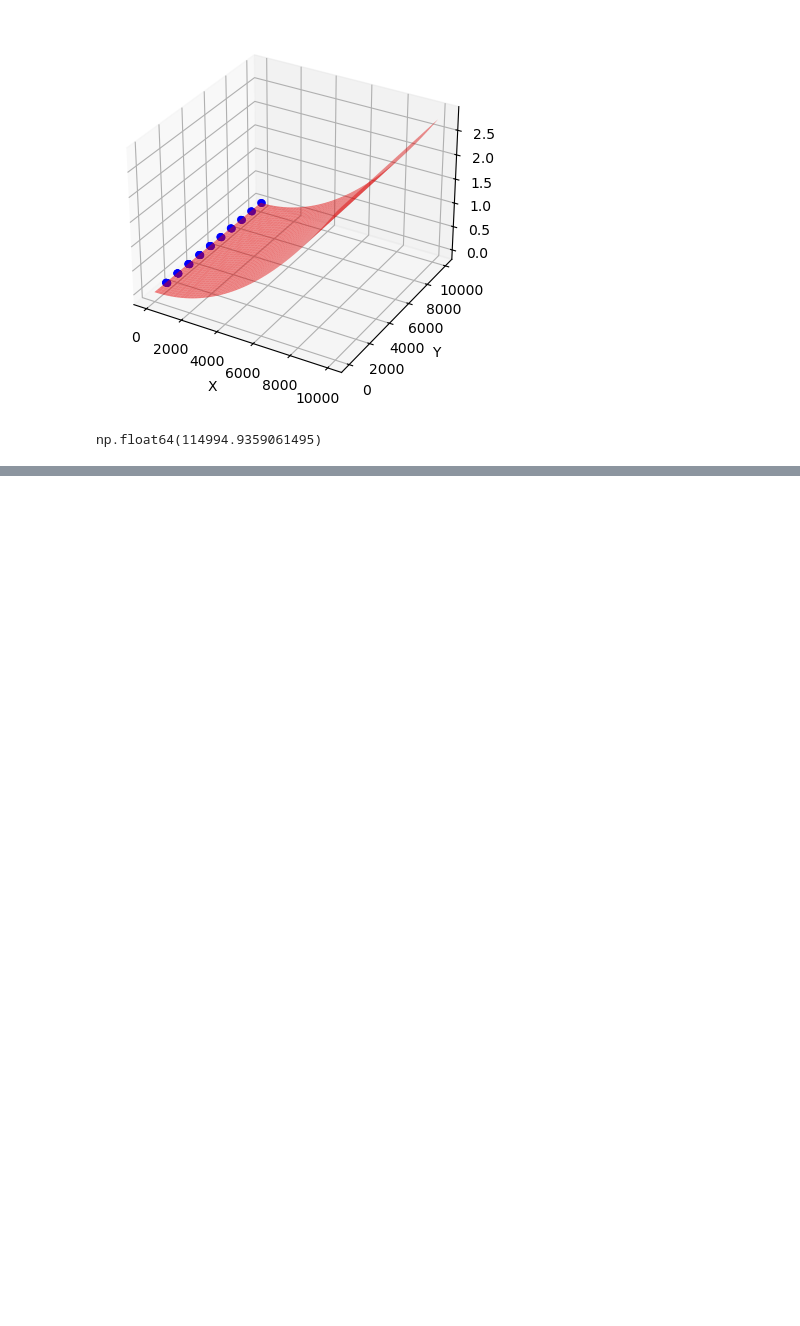
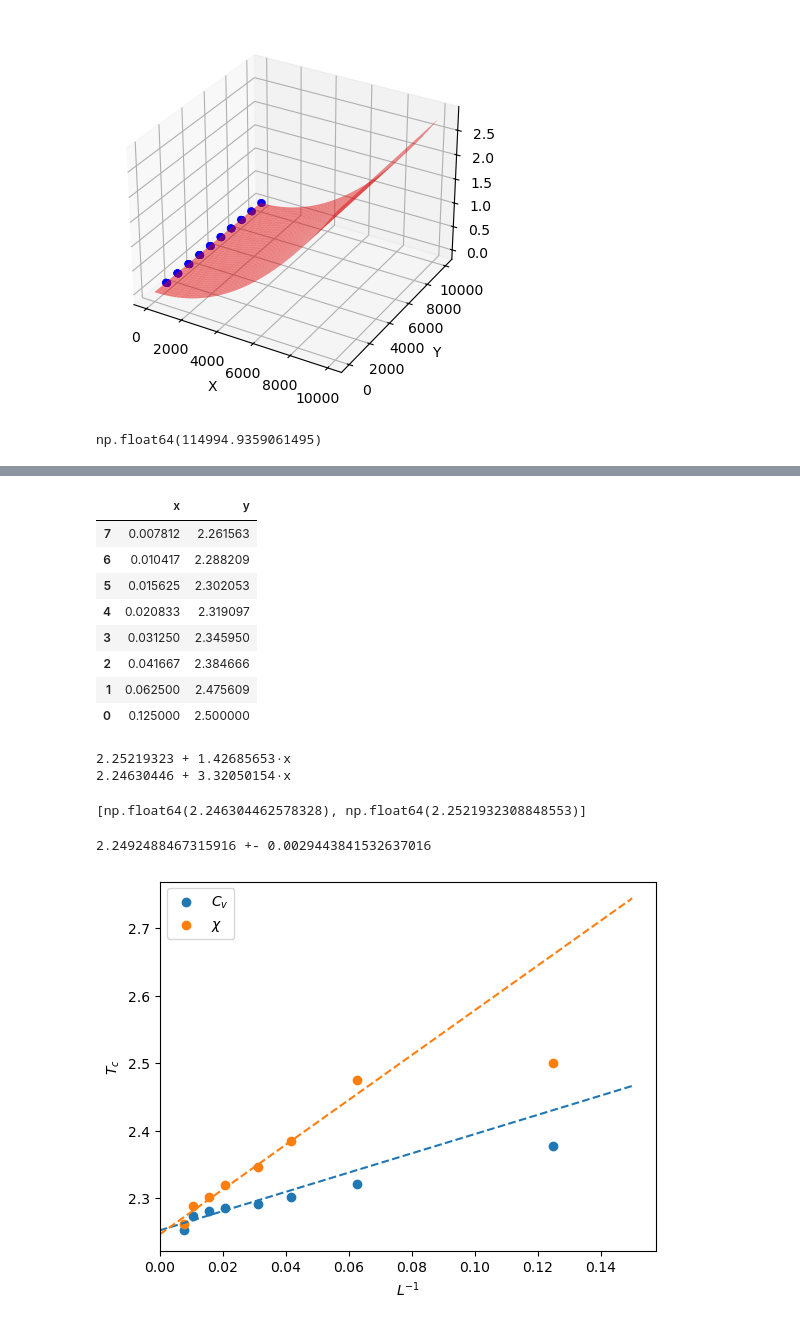
Before and after one commit to AdriRed/practiques-fenomens, a Jupyter notebook: P3/informe.ipynb, the cells around one changed output, grey strips where cells are left out. Saved outputs shown, nothing was run; the diff lists cells and outputs as text; code cells hidden in the pictures; blank space fills up the shorter version.

```diff
--- a/P3/informe.ipynb
+++ b/P3/informe.ipynb
@@ -137,0 +247,9 @@ print(table)
+# %%
+
+cv_dv_maxs = {k: find_maximum(poly, (2.2, 2.5)) for k, poly in cv_dv_fits.items()}
+
+table = '[$L$], [$T_c$], [$C^"der"_v (T_c)$], \n'
+for k, t_c in cv_dv_maxs.items():
+    table += f'[{k}], [#num("{round(t_c, 3)}")], [#num("{round(cv_dv_fits[k](t_c), 3)}")],\n'
+
+print(table)
@@ -137,0 +266,43 @@ print(table)
+# %%
+inverse_ls = [1/k for k in files]
+chi_maxs = {l: find_maximum(chi_fits[l], (2.2, 2.5)) for l in files}
+cv_inv = pd.DataFrame({"x": inverse_ls, "y": cv_maxs.values()}).sort_values('x')
+chi_inv = pd.DataFrame({"x": inverse_ls, "y": chi_maxs.values()}).sort_values('x')
+deg = 1
+display(chi_inv)
+red_cv = cv_inv[ (cv_inv['x'] < 0.04)]
+red_chi = chi_inv[(chi_inv['x'] < 0.05)]
+polyfit_cv = np.polynomial.Polynomial.fit(red_cv['x'], red_cv['y'], deg=deg)
+polyfit_chi = np.polynomial.Polynomial.fit(red_chi['x'], red_chi['y'], deg=deg)
+polyfit_x = np.linspace(0, 0.15, 100)
+fig, ax = plt.subplots()
+ax.scatter(cv_inv['x'], cv_inv['y'], label='$C_v$')
+ax.plot(polyfit_x, polyfit_cv(polyfit_x), linestyle='--')
+ax.scatter(chi_inv['x'], chi_inv['y'], label='$\\chi$')
+ax.plot(polyfit_x, polyfit_chi(polyfit_x), linestyle='--')
+ax.set_xlabel("$L^{-1}$")
+ax.set_ylabel("$T_c$")
+ax.set_xlim(0)
+ax.legend()
+
+print(polyfit_cv.convert())
+print(polyfit_chi.convert())
+bs = [polyfit_chi.convert().coef[0], polyfit_cv.convert().coef[0]]
+display(bs)
+print(f"{np.average(bs)} +- {np.std(bs)}")
+plt.show()
+# %% [output]
+|  | x | y |
+| 7 | 0.007812 | 2.261563 |
+| 6 | 0.010417 | 2.288209 |
+| 5 | 0.015625 | 2.302053 |
+| 4 | 0.020833 | 2.319097 |
+| 3 | 0.031250 | 2.345950 |
+| 2 | 0.041667 | 2.384666 |
+| 1 | 0.062500 | 2.475609 |
+| 0 | 0.125000 | 2.500000 |
+2.25219323 + 1.42685653·x
+2.24630446 + 3.32050154·x
+[np.float64(2.246304462578328), np.float64(2.2521932308848553)]
+2.2492488467315916 +- 0.0029443841532637016
+[figure, added]
```
Also changed, not shown: parts of 10 cells of this notebook, 2 other files.
